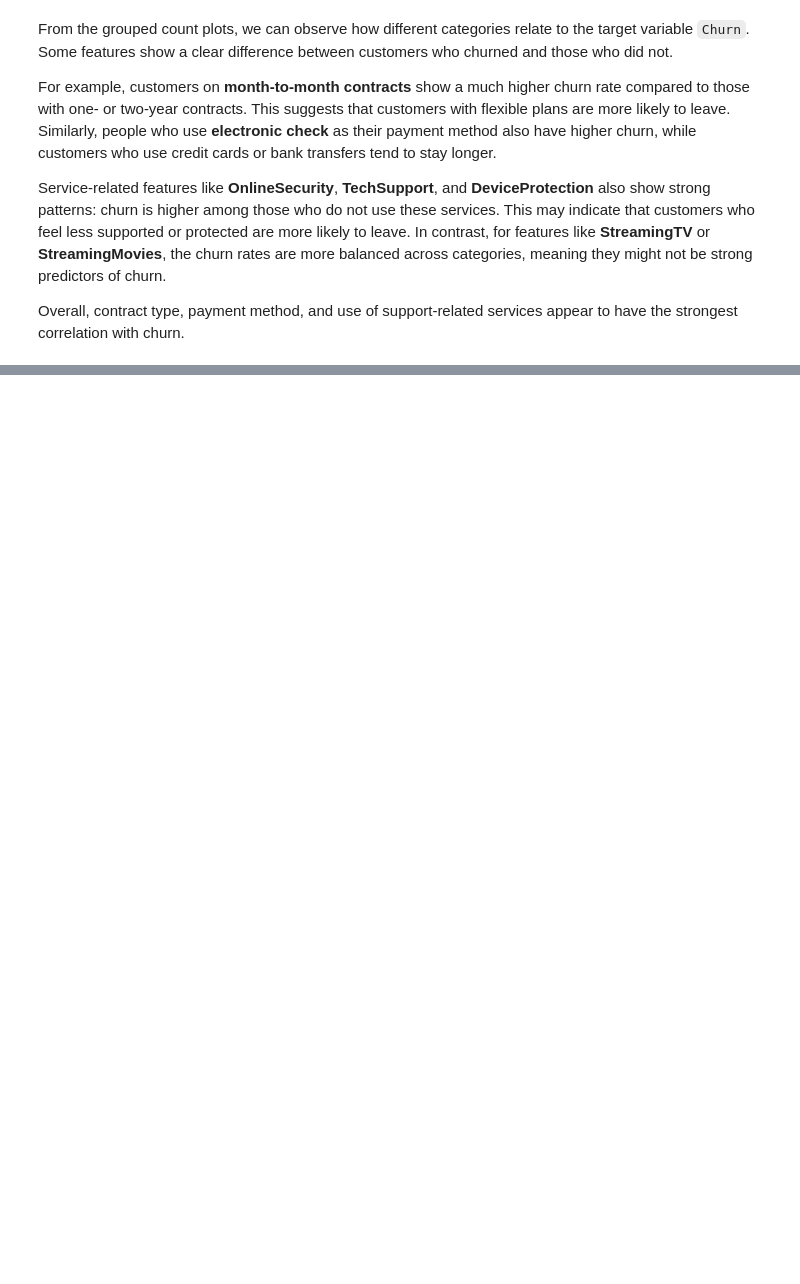
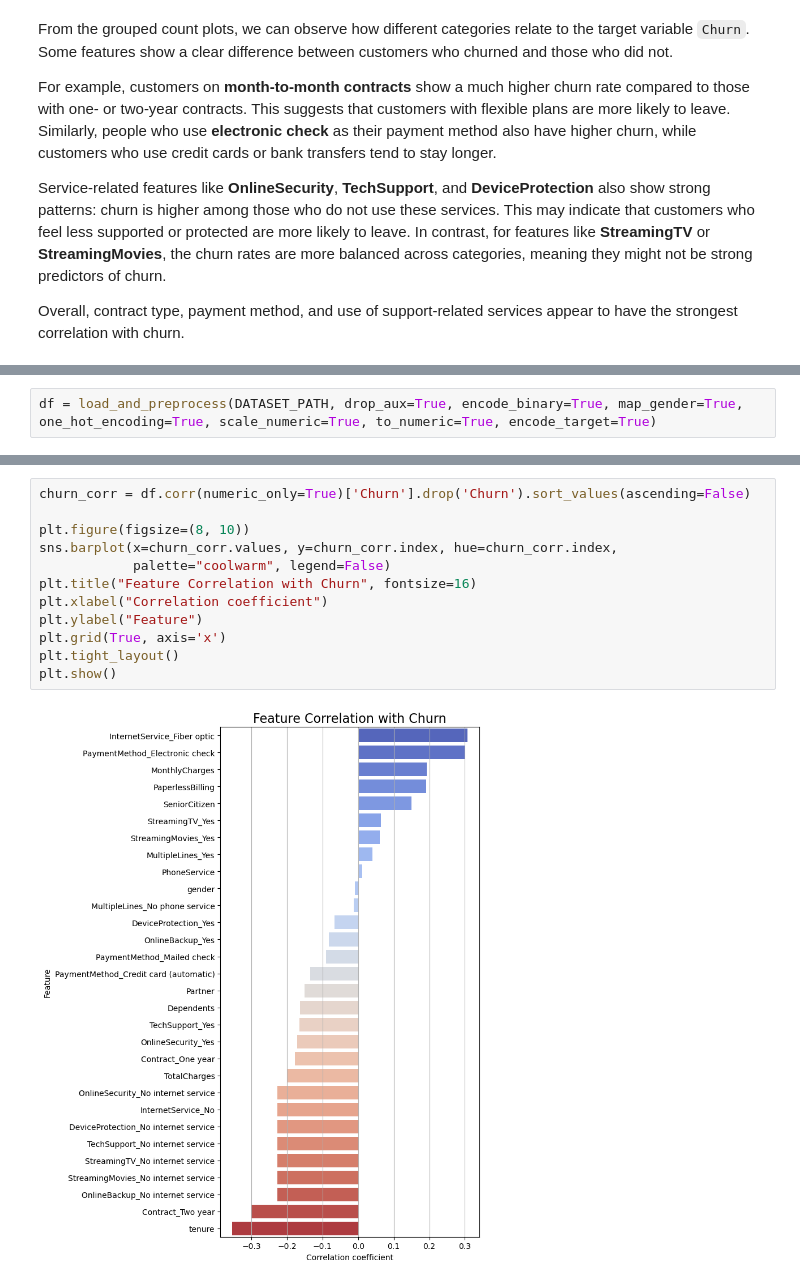
Before and after one commit to devmarkpro/telco-customer-churn-ml-project, a Jupyter notebook: CSCA-5622-supervised-learning-final-project.ipynb, the cells around one changed output, grey strips where cells are left out. Drawn from its saved outputs; the diff is of its cells as text; blank space fills up the shorter version.

```diff
--- a/CSCA-5622-supervised-learning-final-project.ipynb
+++ b/CSCA-5622-supervised-learning-final-project.ipynb
@@ -405,0 +526,2 @@ Overall, contract type, payment method, and use of support-related services appe
+# %%
+df = load_and_preprocess(DATASET_PATH, drop_aux=True, encode_binary=True, map_gender=True, one_hot_encoding=True, scale_numeric=True, to_numeric=True, encode_target=True)
@@ -405,0 +534,14 @@ Overall, contract type, payment method, and use of support-related services appe
+# %%
+churn_corr = df.corr(numeric_only=True)['Churn'].drop('Churn').sort_values(ascending=False)
+
+plt.figure(figsize=(8, 10))
+sns.barplot(x=churn_corr.values, y=churn_corr.index, hue=churn_corr.index,
+            palette="coolwarm", legend=False)
+plt.title("Feature Correlation with Churn", fontsize=16)
+plt.xlabel("Correlation coefficient")
+plt.ylabel("Feature")
+plt.grid(True, axis='x')
+plt.tight_layout()
+plt.show()
+# %% [output]
+[figure, added]
```
Also changed, not shown: parts of 62 cells of this notebook.
